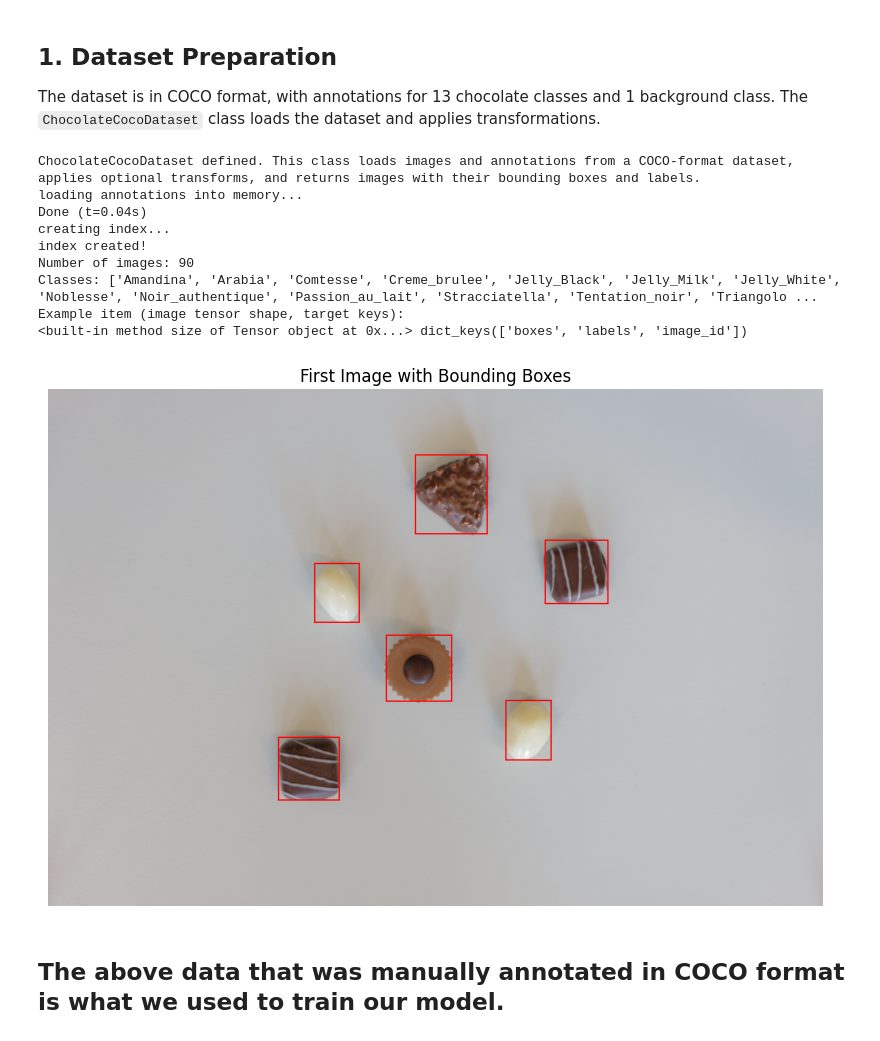
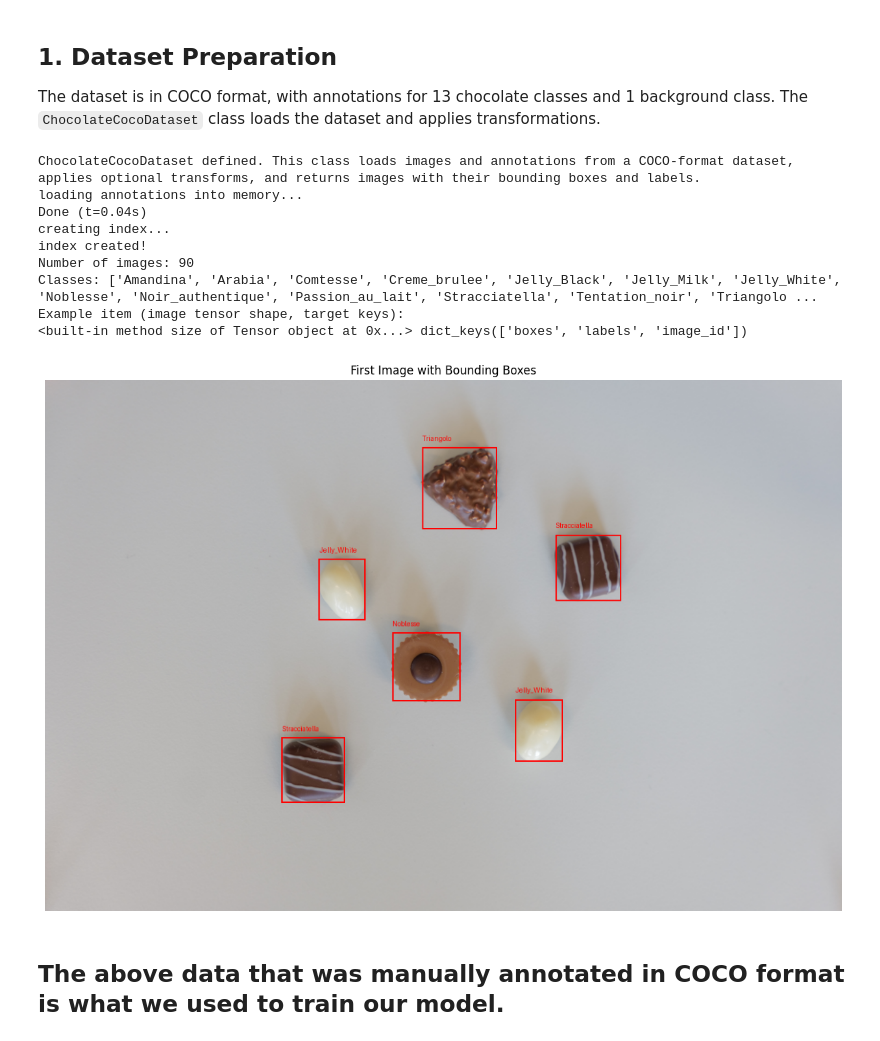
Before and after one commit to Elidx8/group_28_repo, a Jupyter notebook: project_final_nodataset/report.ipynb, the cells around one changed output. Drawn from its saved outputs; the diff is of its cells as text; code cells hidden in the pictures.

```diff
--- a/project_final_nodataset/report.ipynb
+++ b/project_final_nodataset/report.ipynb
@@ -79,6 +79,7 @@ from pycocotools.coco import COCO
 from PIL import Image, ImageDraw
 from src.utils import get_transform
 import os
+from PIL import ImageFont
 import matplotlib.pyplot as plt
 
 class ChocolateCocoDataset(torch.utils.data.Dataset):
@@ -150,36 +151,40 @@ dataset = ChocolateCocoDataset(
 print(f"Number of images: {len(dataset)}")
 print(f"Classes: {dataset.labels}")
 print("Example item (image tensor shape, target keys):")
 img, target = dataset[0]
 print(img.size if hasattr(img, 'size') else img.shape, target.keys())
 
 # Plot the first image with bounding boxes
 # Convert the image tensor to PIL Image for visualization
 img = img.permute(1, 2, 0).numpy()  # Convert from CxHxW to HxWxC
 img = (img * 255).astype('uint8')  # Scale to [0, 255]
 img = Image.fromarray(img)
 # Draw bounding boxes
 draw = ImageDraw.Draw(img)
-for box in target['boxes']:
+for box, label in zip(target['boxes'], target['labels']):
     x_min, y_min, x_max, y_max = box.tolist()
     draw.rectangle([x_min, y_min, x_max, y_max], outline="red", width=2)  # Adjust rectangle drawing
+    label_text = dataset.labels[label.item() - 1]  # Get the label name (adjusting for 1-based indexing)
+    # Add some space above the box and increase font size
+    text_y = y_min - 20 if y_min - 20 > 0 else y_min + 5  # avoid going out of image
+    draw.text((x_min, text_y), label_text, fill="red")
 
-plt.figure(figsize=(10, 10))
+plt.figure(figsize=(15, 15))
 plt.imshow(img)
 plt.axis("off")
 plt.title("First Image with Bounding Boxes")
 plt.show()
 # %% [output]
 ChocolateCocoDataset defined. This class loads images and annotations from a COCO-format dataset, applies optional transforms, and returns images with their bounding boxes and labels.
 loading annotations into memory...
 Done (t=0.04s)
 creating index...
 index created!
 Number of images: 90
 Classes: ['Amandina', 'Arabia', 'Comtesse', 'Creme_brulee', 'Jelly_Black', 'Jelly_Milk', 'Jelly_White', 'Noblesse', 'Noir_authentique', 'Passion_au_lait', 'Stracciatella', 'Tentation_noir', 'Triangolo ...
 Example item (image tensor shape, target keys):
 <built-in method size of Tensor object at 0x...> dict_keys(['boxes', 'labels', 'image_id'])
-[figure, old version]
+[figure, new version]
 # %% [markdown]
 ## The above data that was manually annotated in COCO format is what we used to train our model.
 # %% [markdown]
```
Also changed, not shown: parts of 2 cells of this notebook.
